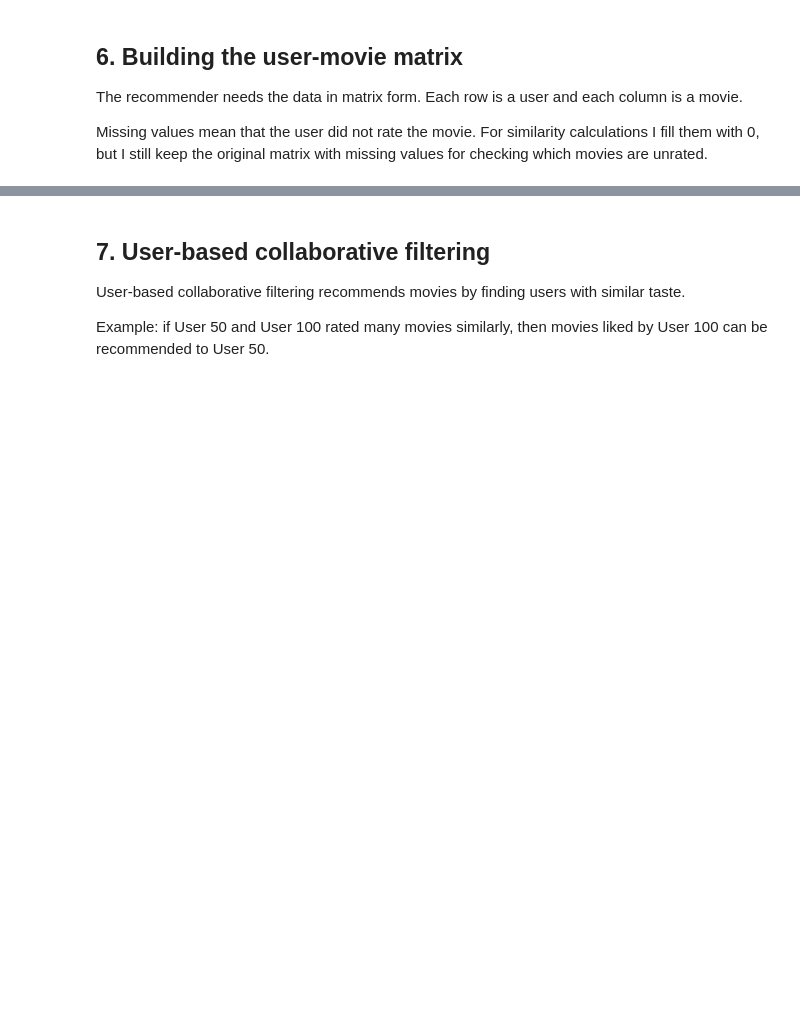
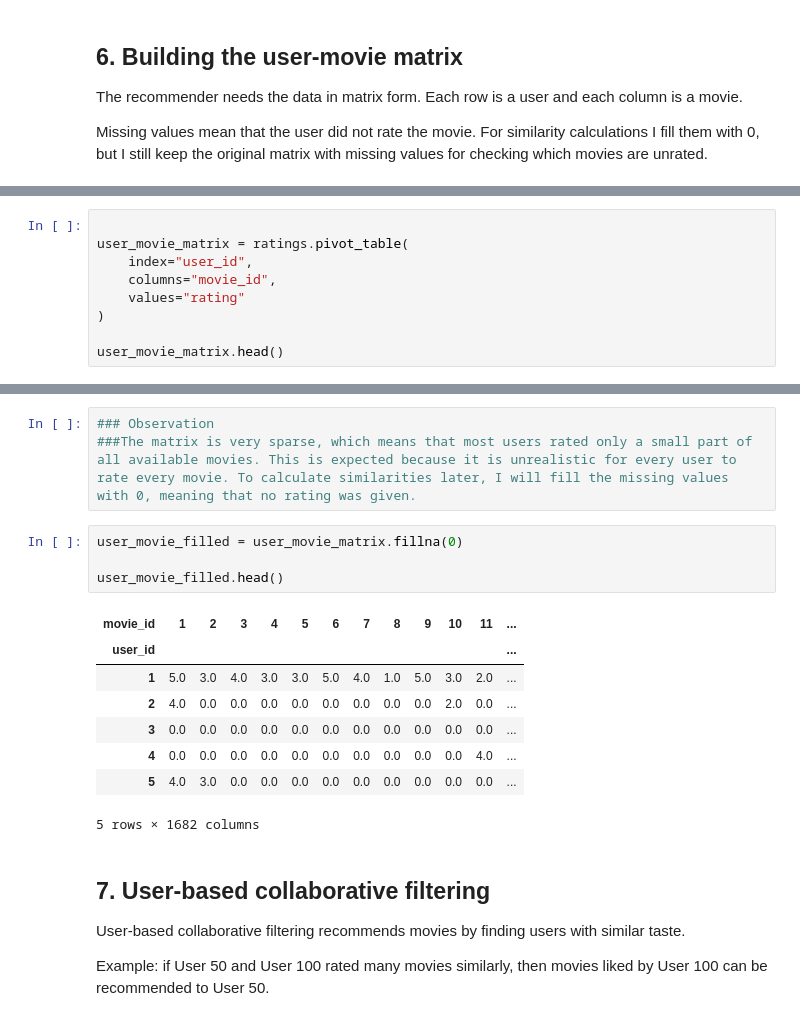
Before and after one commit to allymladenova-png/movie_recommendation, a Jupyter notebook: movie_recommendation_system.ipynb, the cells around one changed output, grey strips where cells are left out. Drawn from its saved outputs; the diff is of its cells as text; blank space fills up the shorter version.

```diff
--- a/movie_recommendation_system.ipynb
+++ b/movie_recommendation_system.ipynb
@@ -298,0 +295,9 @@ User-movie matrix shape: (943, 1682)
+# %%
+
+user_movie_matrix = ratings.pivot_table(
+    index="user_id",
+    columns="movie_id",
+    values="rating"
+)
+
+user_movie_matrix.head()
@@ -299,3 +329,19 @@ User-movie matrix shape: (943, 1682)
+# %%
+### Observation
+###The matrix is very sparse, which means that most users rated only a small part of all available movies. This is expected because it is unrealistic for every user to rate every movie. To calculate similarities later, I will fill the missing values with 0, meaning that no rating was given.
+# %%
+user_movie_filled = user_movie_matrix.fillna(0)
+
+user_movie_filled.head()
+# %% [output]
+| movie_id | 1 | 2 | 3 | 4 | 5 | 6 | 7 | 8 | 9 | 10 | 11 | ... |
+| user_id |  |  |  |  |  |  |  |  |  |  |  | ... |
+| 1 | 5.0 | 3.0 | 4.0 | 3.0 | 3.0 | 5.0 | 4.0 | 1.0 | 5.0 | 3.0 | 2.0 | ... |
+| 2 | 4.0 | 0.0 | 0.0 | 0.0 | 0.0 | 0.0 | 0.0 | 0.0 | 0.0 | 2.0 | 0.0 | ... |
+| 3 | 0.0 | 0.0 | 0.0 | 0.0 | 0.0 | 0.0 | 0.0 | 0.0 | 0.0 | 0.0 | 0.0 | ... |
+| 4 | 0.0 | 0.0 | 0.0 | 0.0 | 0.0 | 0.0 | 0.0 | 0.0 | 0.0 | 0.0 | 4.0 | ... |
+| 5 | 4.0 | 3.0 | 0.0 | 0.0 | 0.0 | 0.0 | 0.0 | 0.0 | 0.0 | 0.0 | 0.0 | ... |
+5 rows × 1682 columns
 # %% [markdown]
 ## 7. User-based collaborative filtering
 
```
Also changed, not shown: parts of 9 cells of this notebook.
